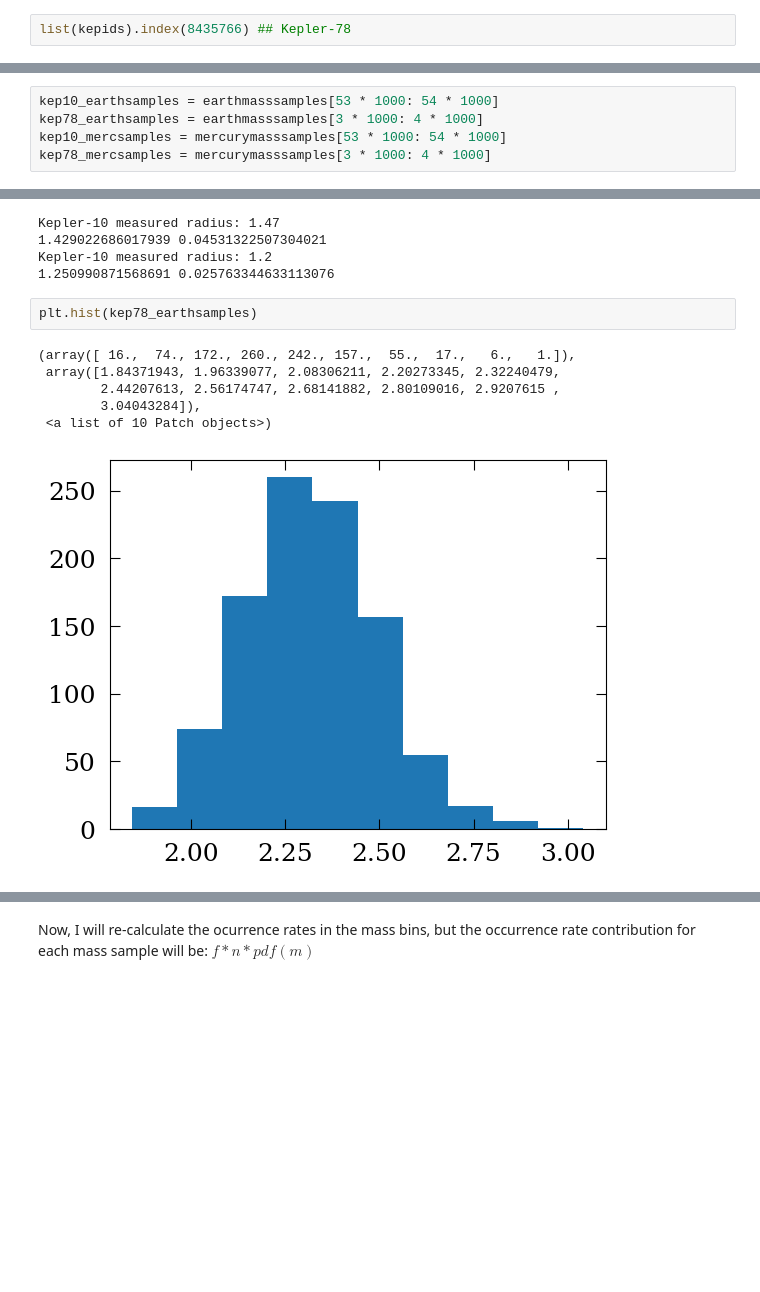
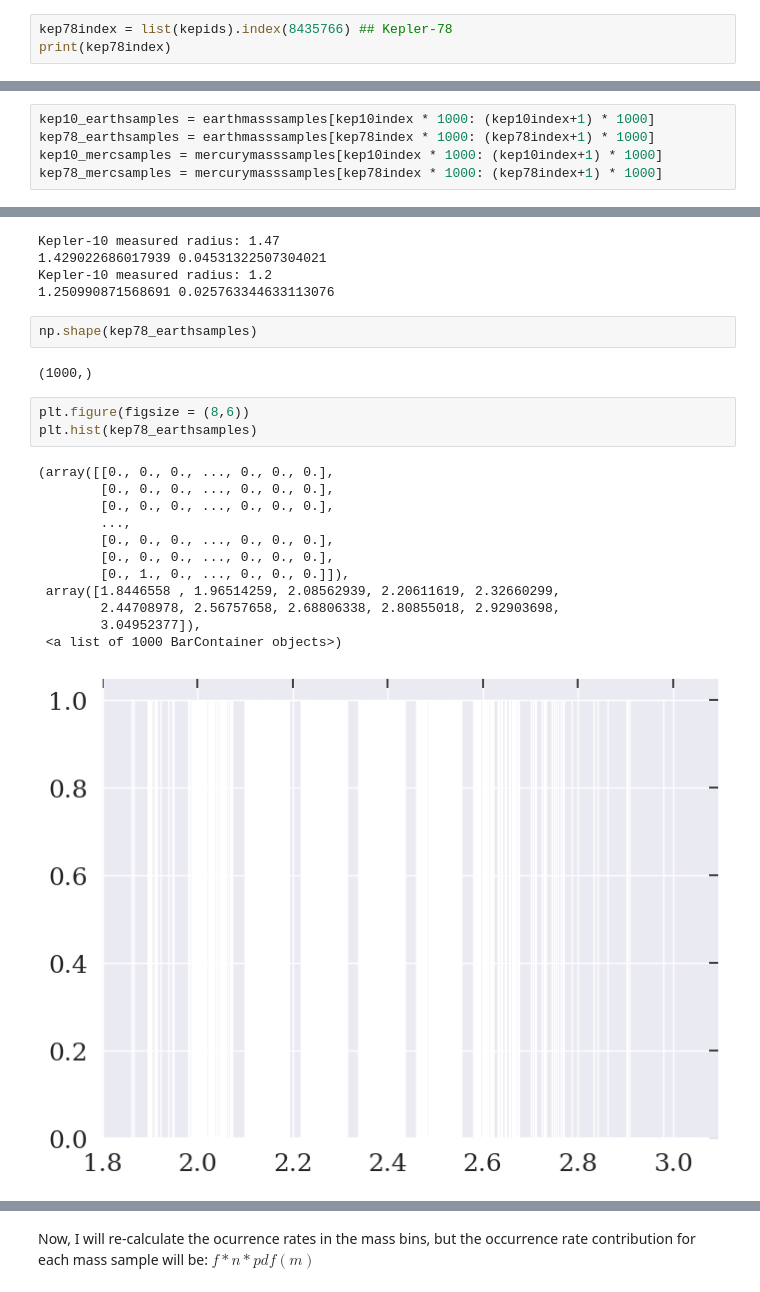
Before and after one commit to asmuzsoy/USPplanets, a Jupyter notebook: USPMassDistRedo.ipynb, the cells around one changed output, grey strips where cells are left out. Drawn from its saved outputs; the diff is of its cells as text; blank space fills up the shorter version.

```diff
--- a/USPMassDistRedo.ipynb
+++ b/USPMassDistRedo.ipynb
@@ -1250,5 +1300,6 @@ f[53]
 # %%
-list(kepids).index(8435766) ## Kepler-78
+kep78index = list(kepids).index(8435766) ## Kepler-78
+print(kep78index)
 # %% [output]
 3
 # %%
@@ -1260,10 +1311,10 @@ len(radiisamples)
 # %% [output]
 58000
 # %%
-kep10_earthsamples = earthmasssamples[53 * 1000: 54 * 1000]
-kep78_earthsamples = earthmasssamples[3 * 1000: 4 * 1000]
-kep10_mercsamples = mercurymasssamples[53 * 1000: 54 * 1000]
-kep78_mercsamples = mercurymasssamples[3 * 1000: 4 * 1000]
+kep10_earthsamples = earthmasssamples[kep10index * 1000: (kep10index+1) * 1000]
+kep78_earthsamples = earthmasssamples[kep78index * 1000: (kep78index+1) * 1000]
+kep10_mercsamples = mercurymasssamples[kep10index * 1000: (kep10index+1) * 1000]
+kep78_mercsamples = mercurymasssamples[kep78index * 1000: (kep78index+1) * 1000]
 # %% [markdown]
 We are calculating a normalization factor as follows:
 $ n = \frac{\sum{f}}{\sum{f * pdf(m)}}$
@@ -1297,15 +1348,26 @@ Kepler-10 measured radius: 1.47
 1.429022686017939 0.04531322507304021
 Kepler-10 measured radius: 1.2
 1.250990871568691 0.025763344633113076
+# %%
+np.shape(kep78_earthsamples)
+# %% [output]
+(1000,)
 # %%
+plt.figure(figsize = (8,6))
 plt.hist(kep78_earthsamples)
 # %% [output]
-(array([ 16.,  74., 172., 260., 242., 157.,  55.,  17.,   6.,   1.]),
- array([1.84371943, 1.96339077, 2.08306211, 2.20273345, 2.32240479,
-        2.44207613, 2.56174747, 2.68141882, 2.80109016, 2.9207615 ,
-        3.04043284]),
- <a list of 10 Patch objects>)
+(array([[0., 0., 0., ..., 0., 0., 0.],
+        [0., 0., 0., ..., 0., 0., 0.],
+        [0., 0., 0., ..., 0., 0., 0.],
+        ...,
+        [0., 0., 0., ..., 0., 0., 0.],
+        [0., 0., 0., ..., 0., 0., 0.],
+        [0., 1., 0., ..., 0., 0., 0.]]),
+ array([1.8446558 , 1.96514259, 2.08562939, 2.20611619, 2.32660299,
+        2.44708978, 2.56757658, 2.68806338, 2.80855018, 2.92903698,
+        3.04952377]),
+ <a list of 1000 BarContainer objects>)
-[figure, old version]
+[figure, new version]
 # %%
 sum_contribs_10 = 0
 sum_contribs_78 = 0
```
Also changed, not shown: parts of 32 cells of this notebook.
